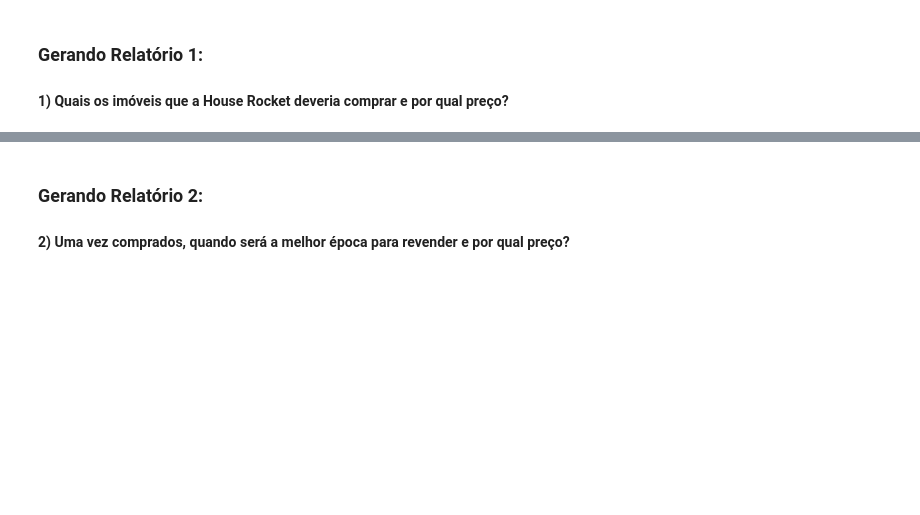
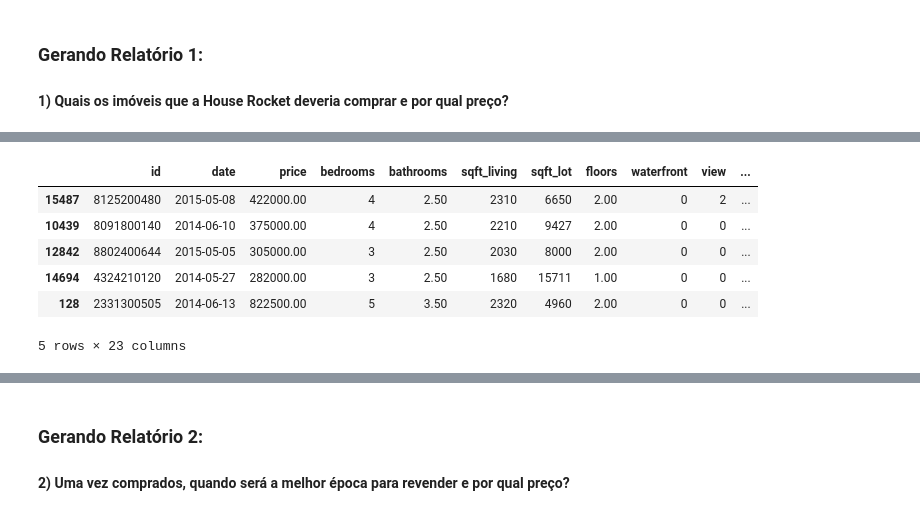
Before and after one commit to GustavoBarros11/house-rocket-insights-project, a Jupyter notebook: notebook.ipynb, the cells around one changed output, grey strips where cells are left out. Cells and saved outputs as stored; diff of their text form; code cells hidden in the pictures; blank space fills up the shorter version.

```diff
--- a/notebook.ipynb
+++ b/notebook.ipynb
@@ -222,0 +258,12 @@ plt.show()
+# %%
+# Método 2
+df_rel1 = df_rel1.merge(df_median_price, how='left', left_on='zipcode', right_index=True)
+df_rel1.sample(5)
+# %% [output]
+|  | id | date | price | bedrooms | bathrooms | sqft_living | sqft_lot | floors | waterfront | view | ... |
+| 15487 | 8125200480 | 2015-05-08 | 422000.00 | 4 | 2.50 | 2310 | 6650 | 2.00 | 0 | 2 | ... |
+| 10439 | 8091800140 | 2014-06-10 | 375000.00 | 4 | 2.50 | 2210 | 9427 | 2.00 | 0 | 0 | ... |
+| 12842 | 8802400644 | 2015-05-05 | 305000.00 | 3 | 2.50 | 2030 | 8000 | 2.00 | 0 | 0 | ... |
+| 14694 | 4324210120 | 2014-05-27 | 282000.00 | 3 | 2.50 | 1680 | 15711 | 1.00 | 0 | 0 | ... |
+| 128 | 2331300505 | 2014-06-13 | 822500.00 | 5 | 3.50 | 2320 | 4960 | 2.00 | 0 | 0 | ... |
+5 rows × 23 columns
```
Also changed, not shown: parts of 10 cells of this notebook.
